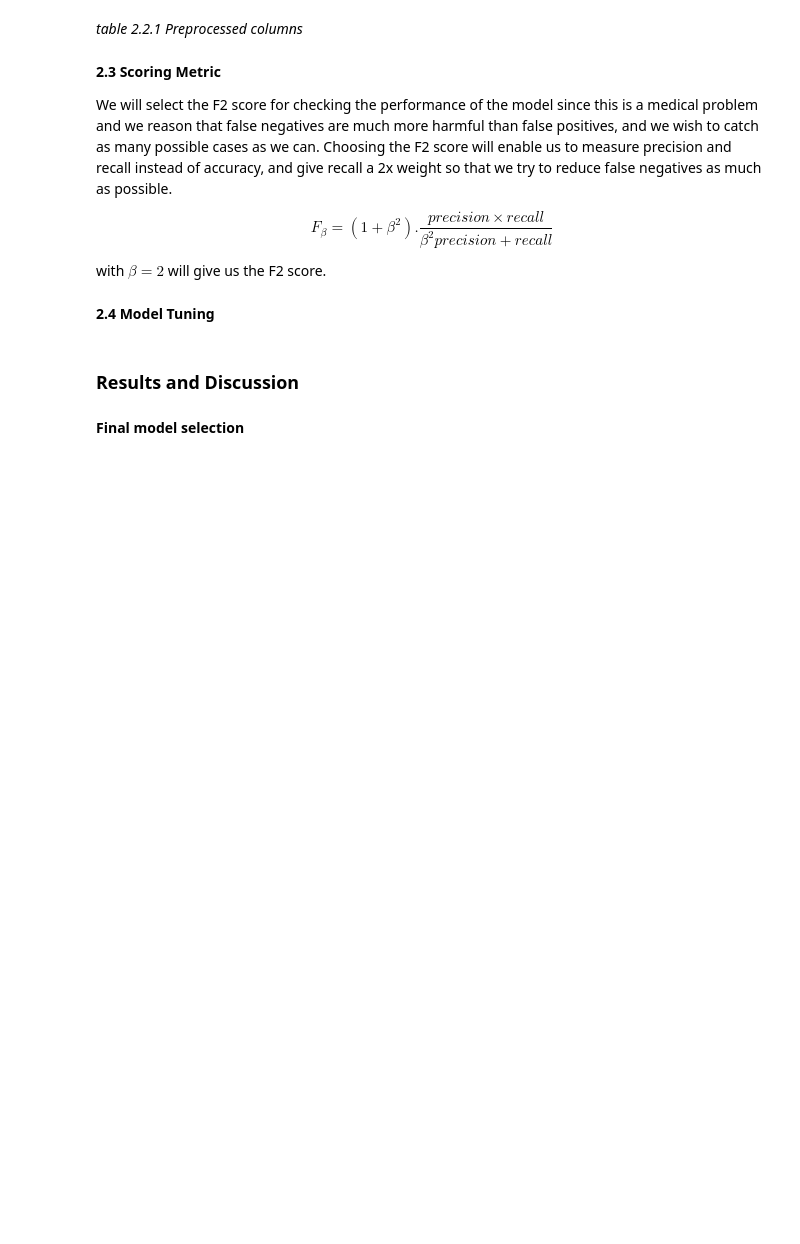
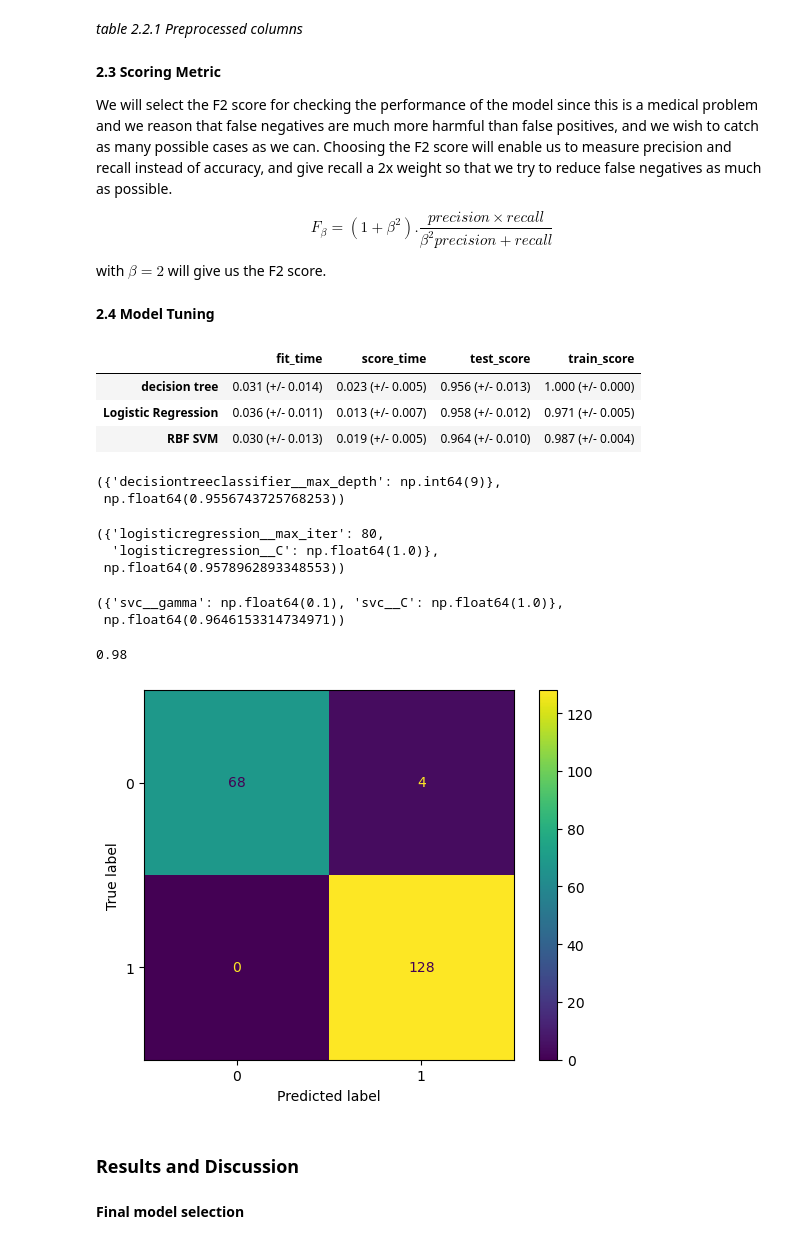
Before and after one commit to Olytics/Heart-Disease-Predictor, a Jupyter notebook: heart_disease_analysis.ipynb, the cells around one changed output. Cells and saved outputs as stored; diff of their text form; code cells hidden in the pictures; blank space fills up the shorter version.

```diff
--- a/heart_disease_analysis.ipynb
+++ b/heart_disease_analysis.ipynb
@@ -130,3 +450,83 @@ with $\beta = 2$ will give us the F2 score.
+# %%
+models = {
+    "decision tree": DecisionTreeClassifier(random_state=123),
+    "Logistic Regression": LogisticRegression(random_state=123),
+    "RBF SVM": SVC(random_state=123),
+}
+
+results_dict = dict()
+
+for name, model in models.items():
+    pipe = make_pipeline(preprocessor, model)
+
+    results_dict[name] = mean_std_cross_val_scores(
+        pipe, X_train, y_train, cv=5, return_train_score=True,
+        scoring=make_scorer(fbeta_score, pos_label=1, beta=2))
+
+results_df = pd.DataFrame(results_dict).T
+results_df
+# %% [output]
+|  | fit_time | score_time | test_score | train_score |
+| decision tree | 0.031 (+/- 0.014) | 0.023 (+/- 0.005) | 0.956 (+/- 0.013) | 1.000 (+/- 0.000) |
+| Logistic Regression | 0.036 (+/- 0.011) | 0.013 (+/- 0.007) | 0.958 (+/- 0.012) | 0.971 (+/- 0.005) |
+| RBF SVM | 0.030 (+/- 0.013) | 0.019 (+/- 0.005) | 0.964 (+/- 0.010) | 0.987 (+/- 0.004) |
+# %%
+from sklearn.model_selection import RandomizedSearchCV
+
+
+tree_param_dist = {
+    'decisiontreeclassifier__max_depth': np.arange(1, 11, 2)
+}
+tree_model = make_pipeline(preprocessor, DecisionTreeClassifier(random_state=123))
+search_tree = RandomizedSearchCV(tree_model, tree_param_dist, return_train_score=True,
+                                 n_jobs=-1, scoring=make_scorer(fbeta_score, pos_label=1, beta=2))
+search_tree.fit(X_train, y_train)
+search_tree.best_params_, search_tree.best_score_
+# %% [output]
+({'decisiontreeclassifier__max_depth': np.int64(9)},
+ np.float64(0.9556743725768253))
+# %%
+logistic_param_dist = {
+    "logisticregression__C" : 10.0 ** np.arange(-3, 2, 1),
+    "logisticregression__max_iter" : [80, 100, 500, 1000, 1500, 2000]
+}
+log_model = make_pipeline(preprocessor, LogisticRegression(random_state=123))
+search_log = RandomizedSearchCV(log_model, logistic_param_dist, return_train_score=True,
+                                 n_jobs=-1, scoring=make_scorer(fbeta_score, pos_label=1, beta=2))
+search_log.fit(X_train, y_train)
+search_log.best_params_, search_log.best_score_
+# %% [output]
+({'logisticregression__max_iter': 80,
+  'logisticregression__C': np.float64(1.0)},
+ np.float64(0.9578962893348553))
+# %%
+SVM_param_dist = {
+    "svc__C": 10.0 ** np.arange(-3, 2, 1),
+    "svc__gamma": 10.0 ** np.arange(-3, 2, 1)
+}
+svm_model = make_pipeline(preprocessor, SVC(random_state=123))
+search_svm = RandomizedSearchCV(svm_model, SVM_param_dist, return_train_score=True,
+                                 n_jobs=-1, scoring=make_scorer(fbeta_score, pos_label=1, beta=2))
+search_svm.fit(X_train, y_train)
+search_svm.best_params_, search_svm.best_score_
+# %% [output]
+({'svc__gamma': np.float64(0.1), 'svc__C': np.float64(1.0)},
+ np.float64(0.9646153314734971))
+# %%
+#Build Final Models with Best Parameters
+best_model = make_pipeline(preprocessor, SVC(C=1, gamma=0.1, random_state=123))
+best_model.fit(X_train, y_train)
+best_model.score(X_test, y_test)
+# %% [output]
+0.98
+# %%
+cm = ConfusionMatrixDisplay.from_estimator(
+    best_model,
+    X_test,
+    y_test,
+)
+# %% [output]
+[figure, added]
 # %% [markdown]
 ### Results and Discussion
 # %% [markdown]
```
Also changed, not shown: parts of 29 cells of this notebook.
